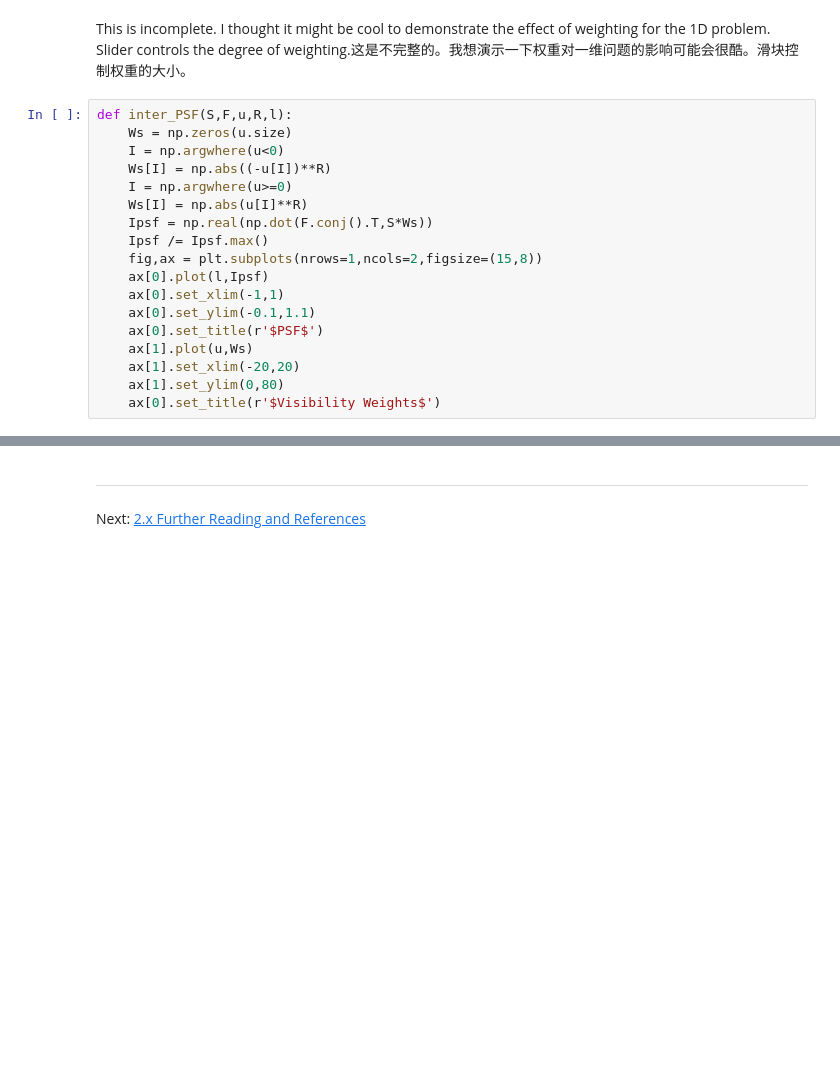
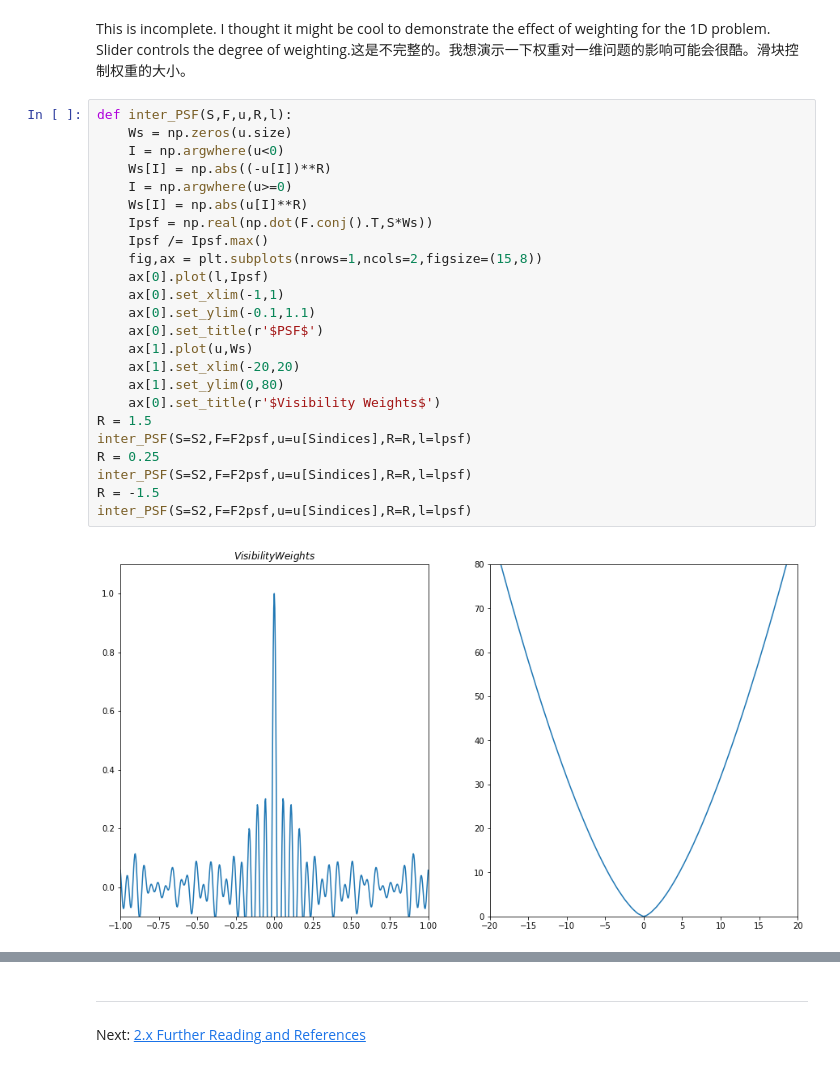
Before and after one commit to astronomical-data-processing/fundamentals_of_interferometry_chinese, a Jupyter notebook: 2_Mathematical_Groundwork/2_14_CLEAN_in_1D.ipynb, the cells around one changed output, grey strips where cells are left out. Drawn from its saved outputs; the diff is of its cells as text; blank space fills up the shorter version.

```diff
--- a/2_Mathematical_Groundwork/2_14_CLEAN_in_1D.ipynb
+++ b/2_Mathematical_Groundwork/2_14_CLEAN_in_1D.ipynb
@@ -407,18 +446,26 @@ This is incomplete. I thought it might be cool to demonstrate the effect of weig
 # %%
 def inter_PSF(S,F,u,R,l):
     Ws = np.zeros(u.size)
     I = np.argwhere(u<0)
     Ws[I] = np.abs((-u[I])**R)
     I = np.argwhere(u>=0)
     Ws[I] = np.abs(u[I]**R)
     Ipsf = np.real(np.dot(F.conj().T,S*Ws))
     Ipsf /= Ipsf.max()
     fig,ax = plt.subplots(nrows=1,ncols=2,figsize=(15,8))
     ax[0].plot(l,Ipsf)
     ax[0].set_xlim(-1,1)
     ax[0].set_ylim(-0.1,1.1)
     ax[0].set_title(r'$PSF$')
     ax[1].plot(u,Ws)
     ax[1].set_xlim(-20,20)
     ax[1].set_ylim(0,80)
     ax[0].set_title(r'$Visibility Weights$')
+R = 1.5
+inter_PSF(S=S2,F=F2psf,u=u[Sindices],R=R,l=lpsf)
+R = 0.25
+inter_PSF(S=S2,F=F2psf,u=u[Sindices],R=R,l=lpsf)
+R = -1.5
+inter_PSF(S=S2,F=F2psf,u=u[Sindices],R=R,l=lpsf)
+# %% [output]
+[figure, added]
```
Also changed, not shown: parts of 20 cells of this notebook, 27 other files.
